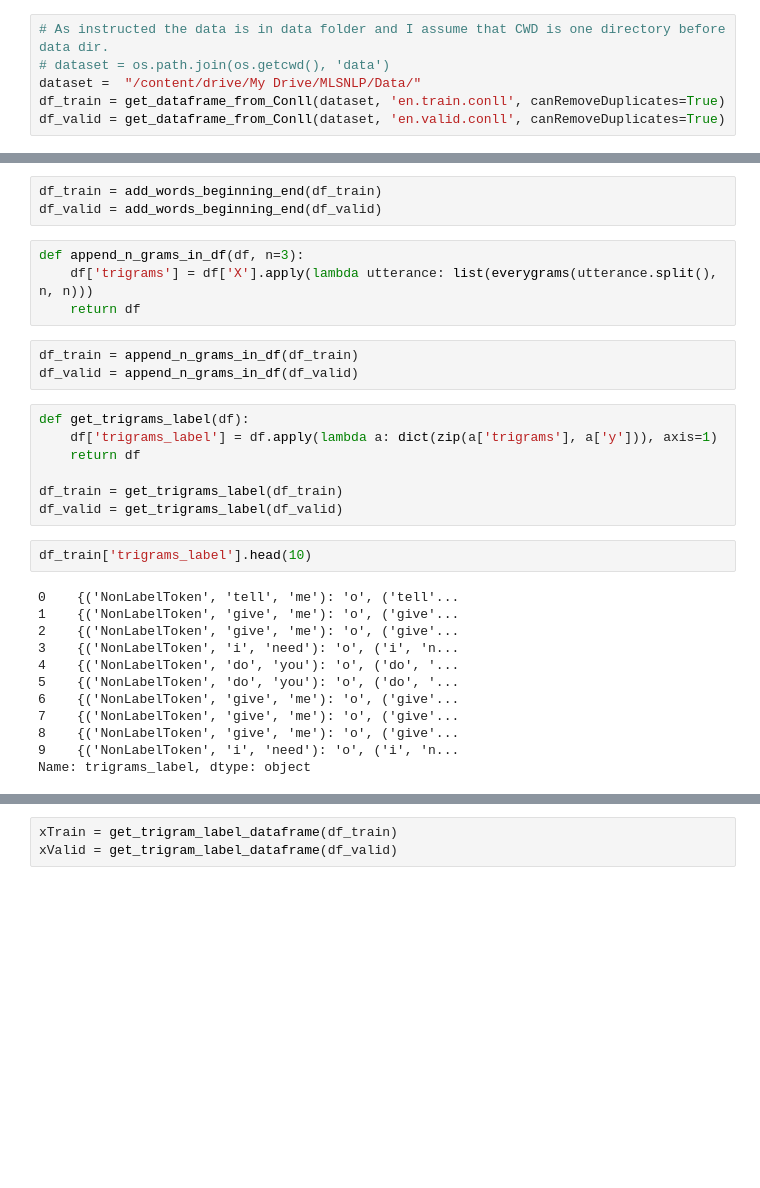
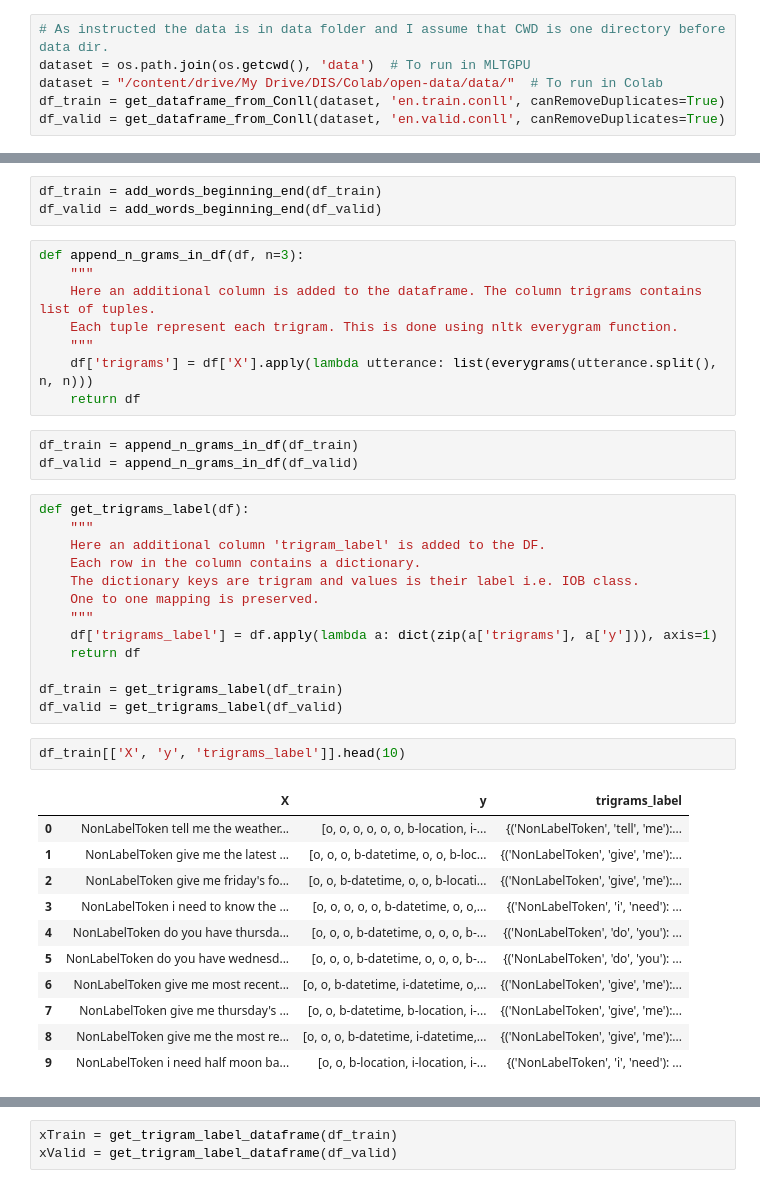
Before and after one commit to trilokimodi/Student-Test-Repository, a Jupyter notebook: LT2222_Assignment2.ipynb, the cells around one changed output, grey strips where cells are left out. Cells and saved outputs as stored; diff of their text form; blank space fills up the shorter version.

Commit message:
Final submission with colab run added

```diff
--- a/LT2222_Assignment2.ipynb
+++ b/LT2222_Assignment2.ipynb
@@ -86,8 +87,8 @@ def get_dataframe_from_Conll(path, filename, canRemoveDuplicates=True):
     return df
 # %%
 # As instructed the data is in data folder and I assume that CWD is one directory before data dir.
-# dataset = os.path.join(os.getcwd(), 'data')
-dataset =  "/content/drive/My Drive/MLSNLP/Data/"
+dataset = os.path.join(os.getcwd(), 'data')  # To run in MLTGPU
+dataset = "/content/drive/My Drive/DIS/Colab/open-data/data/"  # To run in Colab
 df_train = get_dataframe_from_Conll(dataset, 'en.train.conll', canRemoveDuplicates=True)
 df_valid = get_dataframe_from_Conll(dataset, 'en.valid.conll', canRemoveDuplicates=True)
 # %%
@@ -132,6 +140,10 @@ df_train = add_words_beginning_end(df_train)
 df_valid = add_words_beginning_end(df_valid)
 # %%
 def append_n_grams_in_df(df, n=3):
+    """
+    Here an additional column is added to the dataframe. The column trigrams contains list of tuples.
+    Each tuple represent each trigram. This is done using nltk everygram function.
+    """
     df['trigrams'] = df['X'].apply(lambda utterance: list(everygrams(utterance.split(), n, n)))
     return df
 # %%
@@ -139,24 +151,30 @@ df_train = append_n_grams_in_df(df_train)
 df_valid = append_n_grams_in_df(df_valid)
 # %%
 def get_trigrams_label(df):
+    """
+    Here an additional column 'trigram_label' is added to the DF.
+    Each row in the column contains a dictionary.
+    The dictionary keys are trigram and values is their label i.e. IOB class.
+    One to one mapping is preserved.
+    """
     df['trigrams_label'] = df.apply(lambda a: dict(zip(a['trigrams'], a['y'])), axis=1)
     return df
 
 df_train = get_trigrams_label(df_train)
 df_valid = get_trigrams_label(df_valid)
 # %%
-df_train['trigrams_label'].head(10)
+df_train[['X', 'y', 'trigrams_label']].head(10)
 # %% [output]
-0    {('NonLabelToken', 'tell', 'me'): 'o', ('tell'...
-1    {('NonLabelToken', 'give', 'me'): 'o', ('give'...
-2    {('NonLabelToken', 'give', 'me'): 'o', ('give'...
-3    {('NonLabelToken', 'i', 'need'): 'o', ('i', 'n...
-4    {('NonLabelToken', 'do', 'you'): 'o', ('do', '...
-5    {('NonLabelToken', 'do', 'you'): 'o', ('do', '...
-6    {('NonLabelToken', 'give', 'me'): 'o', ('give'...
-7    {('NonLabelToken', 'give', 'me'): 'o', ('give'...
-8    {('NonLabelToken', 'give', 'me'): 'o', ('give'...
-9    {('NonLabelToken', 'i', 'need'): 'o', ('i', 'n...
-Name: trigrams_label, dtype: object
+|  | X | y | trigrams_label |
+| 0 | NonLabelToken tell me the weather... | [o, o, o, o, o, o, b-location, i-... | {('NonLabelToken', 'tell', 'me'):... |
+| 1 | NonLabelToken give me the latest ... | [o, o, o, b-datetime, o, o, b-loc... | {('NonLabelToken', 'give', 'me'):... |
+| 2 | NonLabelToken give me friday's fo... | [o, o, b-datetime, o, o, b-locati... | {('NonLabelToken', 'give', 'me'):... |
+| 3 | NonLabelToken i need to know the ... | [o, o, o, o, o, b-datetime, o, o,... | {('NonLabelToken', 'i', 'need'): ... |
+| 4 | NonLabelToken do you have thursda... | [o, o, o, b-datetime, o, o, o, b-... | {('NonLabelToken', 'do', 'you'): ... |
+| 5 | NonLabelToken do you have wednesd... | [o, o, o, b-datetime, o, o, o, b-... | {('NonLabelToken', 'do', 'you'): ... |
+| 6 | NonLabelToken give me most recent... | [o, o, b-datetime, i-datetime, o,... | {('NonLabelToken', 'give', 'me'):... |
+| 7 | NonLabelToken give me thursday's ... | [o, o, b-datetime, b-location, i-... | {('NonLabelToken', 'give', 'me'):... |
+| 8 | NonLabelToken give me the most re... | [o, o, o, b-datetime, i-datetime,... | {('NonLabelToken', 'give', 'me'):... |
+| 9 | NonLabelToken i need half moon ba... | [o, o, b-location, i-location, i-... | {('NonLabelToken', 'i', 'need'): ... |
 # %%
 def get_trigram_label_dataframe(df):
```
Also changed, not shown: parts of 32 cells of this notebook.
